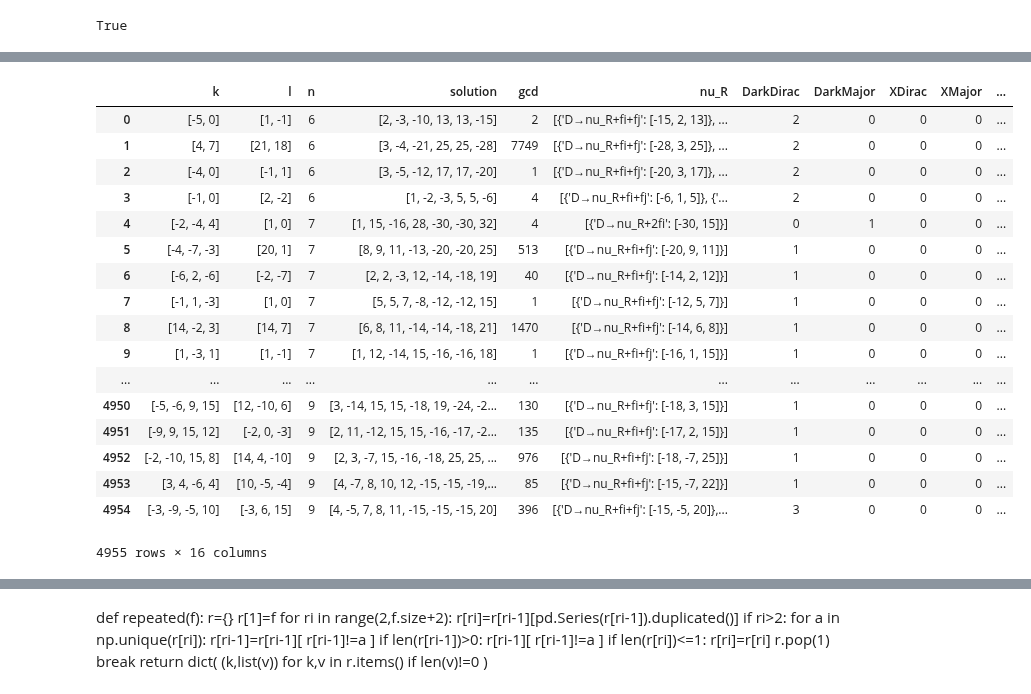
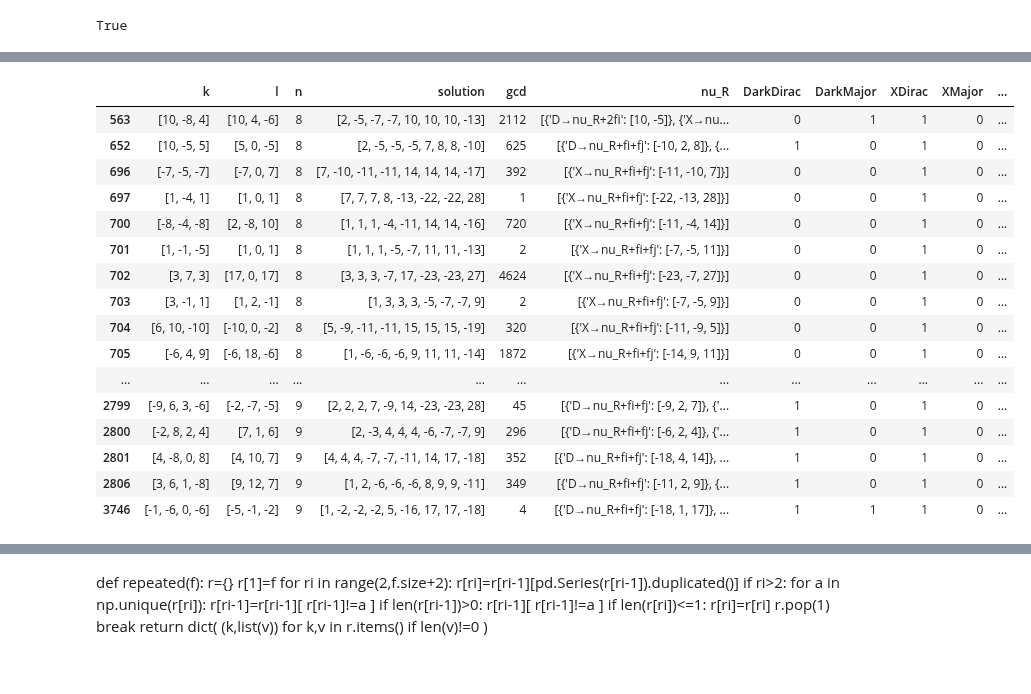
Before and after one commit to LBJ-Wade/anomaly, a Jupyter notebook: Analysis.ipynb, the cells around one changed output, grey strips where cells are left out. Saved outputs shown, nothing was run; the diff lists cells and outputs as text; code cells hidden in the pictures.

Commit message:
XDirac implemented

```diff
--- a/Analysis.ipynb
+++ b/Analysis.ipynb
@@ -63,13 +63,7 @@ def get_massless_fermions(l,ν,m=0):
         l=remove_list(l,pr)
     return list(np.unique(l))
 
-def count_massless_fermions(l,ν,XD=False):
-    m=0
-    if XD:
-        ms=[ x for x in l if l.count(x)==3 ]
-        if ms:
-            m=ms[0]
-
+def count_massless_fermions(l,ν,m=0):
     return len( get_massless_fermions(l,ν,m) )
 # %%
 l=[2, -3, -10, 13, 13, -15]
@@ -107,6 +101,7 @@ count_massless_fermions( [5, 13, 13, -16, -18, -23, 26],ν=13)==3
 True
 # %%
 def massfer(row,label='DarkDirac',nmax=10):
+    #
     if label=='DarkDirac':
         if row.get(label)>0:
             cdd=[]
@@ -116,3 +111,17 @@ def massfer(row,label='DarkDirac',nmax=10):
             return min(cdd)
         else:
             return nmax
+    if label=='XDirac':
+        if row.get(label)>0:
+            cddmax=100
+            for m in row['sltn'].get(3):
+                cdp=[]
+                for ν in row.get('XD'):
+                    l=row.get('solution').copy()
+                    l=[ll for ll in l if ll!=m]
+                    cdp.append( count_massless_fermions(l , ν,m)  )
+                if min(cdp)<cddmax:
+                    cdd=cdp
+            return min(cdd)
+        else:
+            return nmax
@@ -122,0 +128,2 @@ get_massless_fermions([2, -4, 7, 9, -18, -18, 22],ν=-18)
+# %%
+row=cl.loc[2806].to_dict()
@@ -123,23 +148,24 @@ get_massless_fermions([2, -4, 7, 9, -18, -18, 22],ν=-18)
 # %%
 cl['DD_massless']=cl.apply(lambda row: massfer(row,label='DarkDirac'),axis='columns')
-# %%
-cl
-# %% [output]
-|  | k | l | n | solution | gcd | nu_R | DarkDirac | DarkMajor | XDirac | XMajor | ... |
-| 0 | [-5, 0] | [1, -1] | 6 | [2, -3, -10, 13, 13, -15] | 2 | [{'D→nu_R+fi+fj': [-15, 2, 13]}, ... | 2 | 0 | 0 | 0 | ... |
-| 1 | [4, 7] | [21, 18] | 6 | [3, -4, -21, 25, 25, -28] | 7749 | [{'D→nu_R+fi+fj': [-28, 3, 25]}, ... | 2 | 0 | 0 | 0 | ... |
-| 2 | [-4, 0] | [-1, 1] | 6 | [3, -5, -12, 17, 17, -20] | 1 | [{'D→nu_R+fi+fj': [-20, 3, 17]}, ... | 2 | 0 | 0 | 0 | ... |
-| 3 | [-1, 0] | [2, -2] | 6 | [1, -2, -3, 5, 5, -6] | 4 | [{'D→nu_R+fi+fj': [-6, 1, 5]}, {'... | 2 | 0 | 0 | 0 | ... |
-| 4 | [-2, -4, 4] | [1, 0] | 7 | [1, 15, -16, 28, -30, -30, 32] | 4 | [{'D→nu_R+2fi': [-30, 15]}] | 0 | 1 | 0 | 0 | ... |
-| 5 | [-4, -7, -3] | [20, 1] | 7 | [8, 9, 11, -13, -20, -20, 25] | 513 | [{'D→nu_R+fi+fj': [-20, 9, 11]}] | 1 | 0 | 0 | 0 | ... |
-| 6 | [-6, 2, -6] | [-2, -7] | 7 | [2, 2, -3, 12, -14, -18, 19] | 40 | [{'D→nu_R+fi+fj': [-14, 2, 12]}] | 1 | 0 | 0 | 0 | ... |
-| 7 | [-1, 1, -3] | [1, 0] | 7 | [5, 5, 7, -8, -12, -12, 15] | 1 | [{'D→nu_R+fi+fj': [-12, 5, 7]}] | 1 | 0 | 0 | 0 | ... |
-| 8 | [14, -2, 3] | [14, 7] | 7 | [6, 8, 11, -14, -14, -18, 21] | 1470 | [{'D→nu_R+fi+fj': [-14, 6, 8]}] | 1 | 0 | 0 | 0 | ... |
-| 9 | [1, -3, 1] | [1, -1] | 7 | [1, 12, -14, 15, -16, -16, 18] | 1 | [{'D→nu_R+fi+fj': [-16, 1, 15]}] | 1 | 0 | 0 | 0 | ... |
-| ... | ... | ... | ... | ... | ... | ... | ... | ... | ... | ... | ... |
-| 4950 | [-5, -6, 9, 15] | [12, -10, 6] | 9 | [3, -14, 15, 15, -18, 19, -24, -2... | 130 | [{'D→nu_R+fi+fj': [-18, 3, 15]}] | 1 | 0 | 0 | 0 | ... |
-| 4951 | [-9, 9, 15, 12] | [-2, 0, -3] | 9 | [2, 11, -12, 15, 15, -16, -17, -2... | 135 | [{'D→nu_R+fi+fj': [-17, 2, 15]}] | 1 | 0 | 0 | 0 | ... |
-| 4952 | [-2, -10, 15, 8] | [14, 4, -10] | 9 | [2, 3, -7, 15, -16, -18, 25, 25, ... | 976 | [{'D→nu_R+fi+fj': [-18, -7, 25]}] | 1 | 0 | 0 | 0 | ... |
-| 4953 | [3, 4, -6, 4] | [10, -5, -4] | 9 | [4, -7, 8, 10, 12, -15, -15, -19,... | 85 | [{'D→nu_R+fi+fj': [-15, -7, 22]}] | 1 | 0 | 0 | 0 | ... |
-| 4954 | [-3, -9, -5, 10] | [-3, 6, 15] | 9 | [4, -5, 7, 8, 11, -15, -15, -15, 20] | 396 | [{'D→nu_R+fi+fj': [-15, -5, 20]},... | 3 | 0 | 0 | 0 | ... |
-4955 rows × 16 columns
+# %%
+cl['XD_massless']=cl.apply(lambda row: massfer(row,label='XDirac'),axis='columns')
+# %%
+cl[cl.apply(lambda row: massfer(row,label='XDirac'),axis='columns')<10]
+# %% [output]
+|  | k | l | n | solution | gcd | nu_R | DarkDirac | DarkMajor | XDirac | XMajor | ... |
+| 563 | [10, -8, 4] | [10, 4, -6] | 8 | [2, -5, -7, -7, 10, 10, 10, -13] | 2112 | [{'D→nu_R+2fi': [10, -5]}, {'X→nu... | 0 | 1 | 1 | 0 | ... |
+| 652 | [10, -5, 5] | [5, 0, -5] | 8 | [2, -5, -5, -5, 7, 8, 8, -10] | 625 | [{'D→nu_R+fi+fj': [-10, 2, 8]}, {... | 1 | 0 | 1 | 0 | ... |
+| 696 | [-7, -5, -7] | [-7, 0, 7] | 8 | [7, -10, -11, -11, 14, 14, 14, -17] | 392 | [{'X→nu_R+fi+fj': [-11, -10, 7]}] | 0 | 0 | 1 | 0 | ... |
+| 697 | [1, -4, 1] | [1, 0, 1] | 8 | [7, 7, 7, 8, -13, -22, -22, 28] | 1 | [{'X→nu_R+fi+fj': [-22, -13, 28]}] | 0 | 0 | 1 | 0 | ... |
+| 700 | [-8, -4, -8] | [2, -8, 10] | 8 | [1, 1, 1, -4, -11, 14, 14, -16] | 720 | [{'X→nu_R+fi+fj': [-11, -4, 14]}] | 0 | 0 | 1 | 0 | ... |
+| 701 | [1, -1, -5] | [1, 0, 1] | 8 | [1, 1, 1, -5, -7, 11, 11, -13] | 2 | [{'X→nu_R+fi+fj': [-7, -5, 11]}] | 0 | 0 | 1 | 0 | ... |
+| 702 | [3, 7, 3] | [17, 0, 17] | 8 | [3, 3, 3, -7, 17, -23, -23, 27] | 4624 | [{'X→nu_R+fi+fj': [-23, -7, 27]}] | 0 | 0 | 1 | 0 | ... |
+| 703 | [3, -1, 1] | [1, 2, -1] | 8 | [1, 3, 3, 3, -5, -7, -7, 9] | 2 | [{'X→nu_R+fi+fj': [-7, -5, 9]}] | 0 | 0 | 1 | 0 | ... |
+| 704 | [6, 10, -10] | [-10, 0, -2] | 8 | [5, -9, -11, -11, 15, 15, 15, -19] | 320 | [{'X→nu_R+fi+fj': [-11, -9, 5]}] | 0 | 0 | 1 | 0 | ... |
+| 705 | [-6, 4, 9] | [-6, 18, -6] | 8 | [1, -6, -6, -6, 9, 11, 11, -14] | 1872 | [{'X→nu_R+fi+fj': [-14, 9, 11]}] | 0 | 0 | 1 | 0 | ... |
+| ... | ... | ... | ... | ... | ... | ... | ... | ... | ... | ... | ... |
+| 2799 | [-9, 6, 3, -6] | [-2, -7, -5] | 9 | [2, 2, 2, 7, -9, 14, -23, -23, 28] | 45 | [{'D→nu_R+fi+fj': [-9, 2, 7]}, {'... | 1 | 0 | 1 | 0 | ... |
+| 2800 | [-2, 8, 2, 4] | [7, 1, 6] | 9 | [2, -3, 4, 4, 4, -6, -7, -7, 9] | 296 | [{'D→nu_R+fi+fj': [-6, 2, 4]}, {'... | 1 | 0 | 1 | 0 | ... |
+| 2801 | [4, -8, 0, 8] | [4, 10, 7] | 9 | [4, 4, 4, -7, -7, -11, 14, 17, -18] | 352 | [{'D→nu_R+fi+fj': [-18, 4, 14]}, ... | 1 | 0 | 1 | 0 | ... |
+| 2806 | [3, 6, 1, -8] | [9, 12, 7] | 9 | [1, 2, -6, -6, -6, 8, 9, 9, -11] | 349 | [{'D→nu_R+fi+fj': [-11, 2, 9]}, {... | 1 | 0 | 1 | 0 | ... |
+| 3746 | [-1, -6, 0, -6] | [-5, -1, -2] | 9 | [1, -2, -2, -2, 5, -16, 17, 17, -18] | 4 | [{'D→nu_R+fi+fj': [-18, 1, 17]}, ... | 1 | 1 | 1 | 0 | ... |
```
Also changed, not shown: parts of 6 cells of this notebook, 1 other file.
